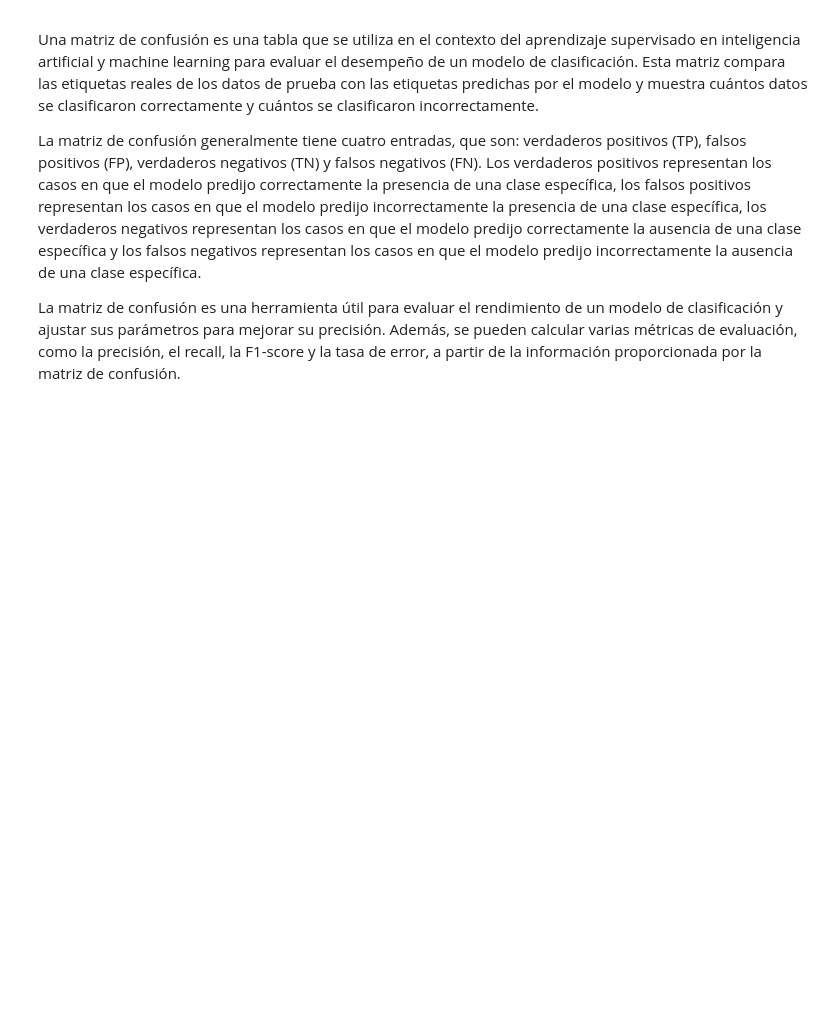
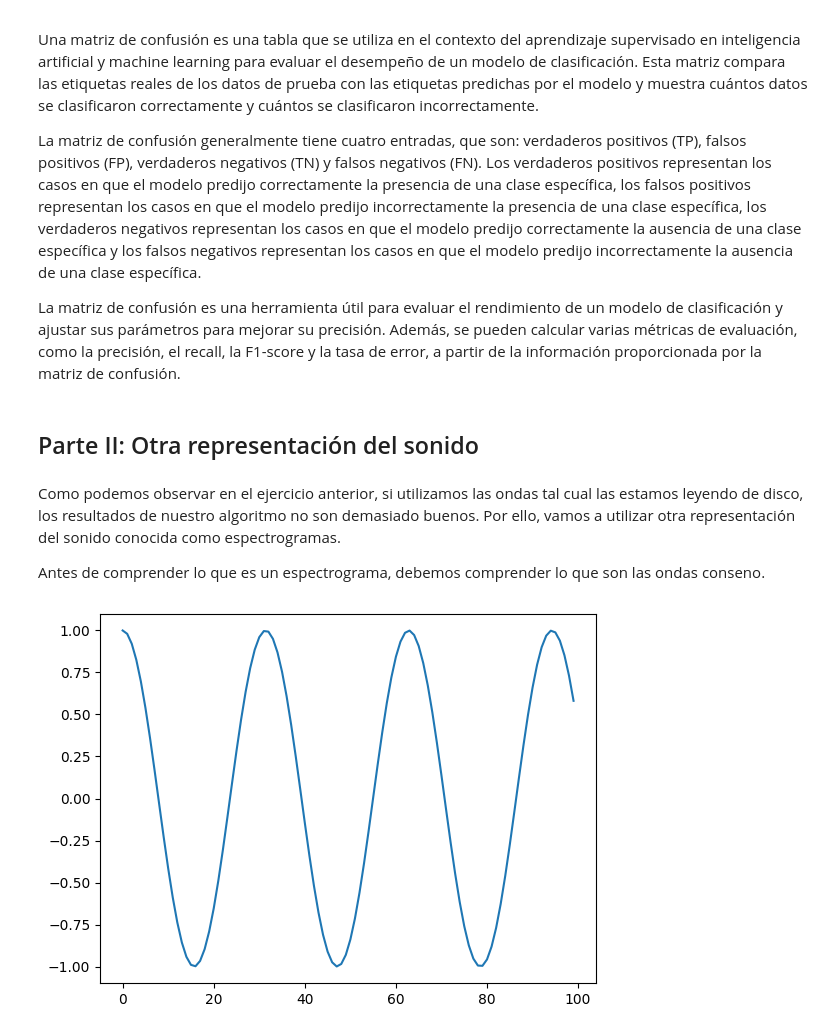
Before and after one commit to LuisPerdomo123/Inteligencia-Computacional, a Jupyter notebook: Perceptron_Multicapa_Caso_Practico_III.ipynb, the cells around one changed output. Drawn from its saved outputs; the diff is of its cells as text; code cells hidden in the pictures; blank space fills up the shorter version.

```diff
--- a/Perceptron_Multicapa_Caso_Practico_III.ipynb
+++ b/Perceptron_Multicapa_Caso_Practico_III.ipynb
@@ -196,3 +196,17 @@ Una matriz de confusión es una tabla que se utiliza en el contexto del aprendiz
 La matriz de confusión generalmente tiene cuatro entradas, que son: verdaderos positivos (TP), falsos positivos (FP), verdaderos negativos (TN) y falsos negativos (FN). Los verdaderos positivos representan los casos en que el modelo predijo correctamente la presencia de una clase específica, los falsos positivos representan los casos en que el modelo predijo incorrectamente la presencia de una clase específica, los verdaderos negativos representan los casos en que el modelo predijo correctamente la ausencia de una clase específica y los falsos negativos representan los casos en que el modelo predijo incorrectamente la ausencia de una clase específica.
 
 La matriz de confusión es una herramienta útil para evaluar el rendimiento de un modelo de clasificación y ajustar sus parámetros para mejorar su precisión. Además, se pueden calcular varias métricas de evaluación, como la precisión, el recall, la F1-score y la tasa de error, a partir de la información proporcionada por la matriz de confusión.
+# %% [markdown]
+## Parte II: Otra representación del sonido
+# %% [markdown]
+Como podemos observar en el ejercicio anterior, si utilizamos las ondas tal cual las estamos leyendo de disco, los resultados de nuestro algoritmo no son demasiado buenos. Por ello, vamos a utilizar otra representación del sonido conocida como espectrogramas.
+
+Antes de comprender lo que es un espectrograma, debemos comprender lo que son las ondas conseno.
+# %%
+import numpy as np
+
+signal = np.cos(np.arange(0, 20, 0.2))
+plt.plot(signal)
+plt.show()
+# %% [output]
+[figure, added]
```
Also changed, not shown: parts of 27 cells of this notebook.
